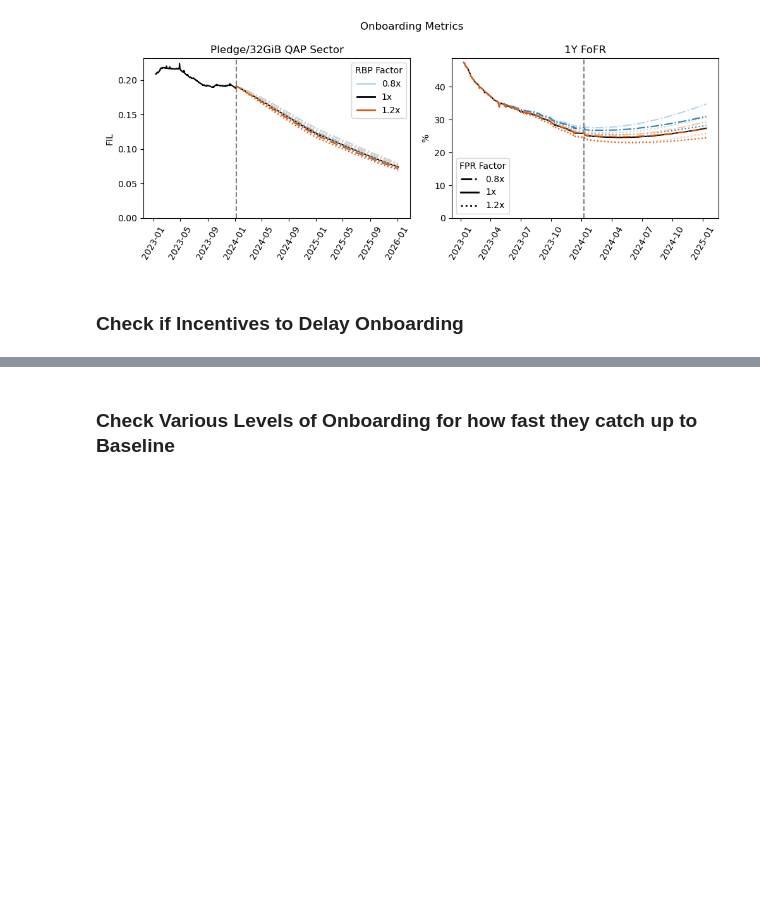
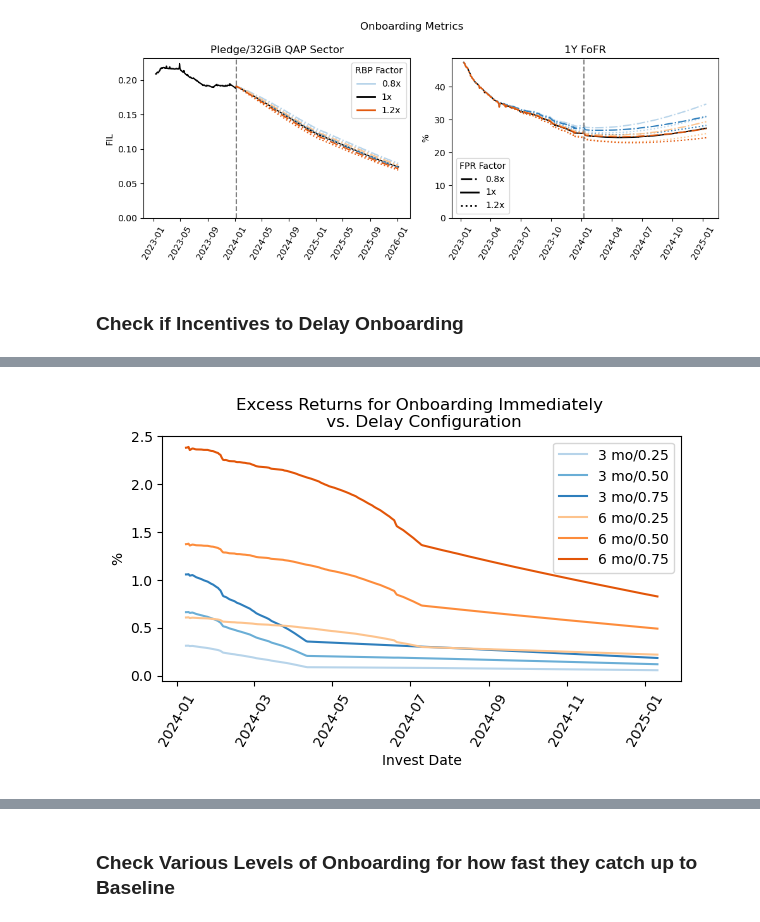
Before and after one commit to CELtd/cel, a Jupyter notebook: notebooks/baseline_crossing/01_2024_filecoin_forecasts.ipynb, the cells around one changed output, grey strips where cells are left out. Saved outputs shown, nothing was run; the diff lists cells and outputs as text; code cells hidden in the pictures; blank space fills up the shorter version.

```diff
--- a/notebooks/baseline_crossing/01_2024_filecoin_forecasts.ipynb
+++ b/notebooks/baseline_crossing/01_2024_filecoin_forecasts.ipynb
@@ -907,3 +907,38 @@ plt.savefig(os.path.join(save_dir, 'delayed_onboarding.png'))
+# %%
+# plot the excess returns that are afforded to people who invest now vs. delay
+fig, ax = plt.subplots(nrows=1, ncols=1, figsize=(6,4))
+
+delay2excessreturns = {}
+for sim_config, sim_results in config2stakingreturn.items():
+    delay, pct_population_delay = sim_config
+    if delay == 0:
+        continue
+    else:
+        color = colors[delay_vec.index(delay)](cvec_idx[pct_population_delay_vec.index(pct_population_delay)])
+
+    x_zerodelay = config2stakingreturn[(0,0)]
+    t = sim_results['t']
+    staking_return_delay = sim_results['staking_return']
+    staking_return_nodelay = x_zerodelay['staking_return']
+
+    excess_return = staking_return_delay - staking_return_nodelay
+
+    ix = np.where(t==pd.to_datetime(current_date))[0][0]
+    er = excess_return[ix:]
+    tt = pd.date_range(current_date, periods=len(er), freq='D')
+
+    # delay2excessreturns[d] = {'t': tt, 'excess_return': er}
+    ax.plot(tt, er, label='%d mo/%0.02f' % (delay//30, pct_population_delay), color=color)
+
+for tick in ax.get_xticklabels(): tick.set_rotation(60)
+ax.legend()
+ax.set_ylabel('%')
+ax.set_xlabel('Invest Date')
+ax.set_title('Excess Returns for Onboarding Immediately \n vs. Delay Configuration')
+plt.tight_layout()
+plt.savefig(os.path.join(save_dir, 'delayed_onboarding_excess_returns.png'))
+# %% [output]
+[figure, added]
 # %%
 # tap off points from FoFR curves at delay periods and assume risk-free rate
 # then, show total return expected
```
Also changed, not shown: parts of 5 cells of this notebook, 1 other file.
